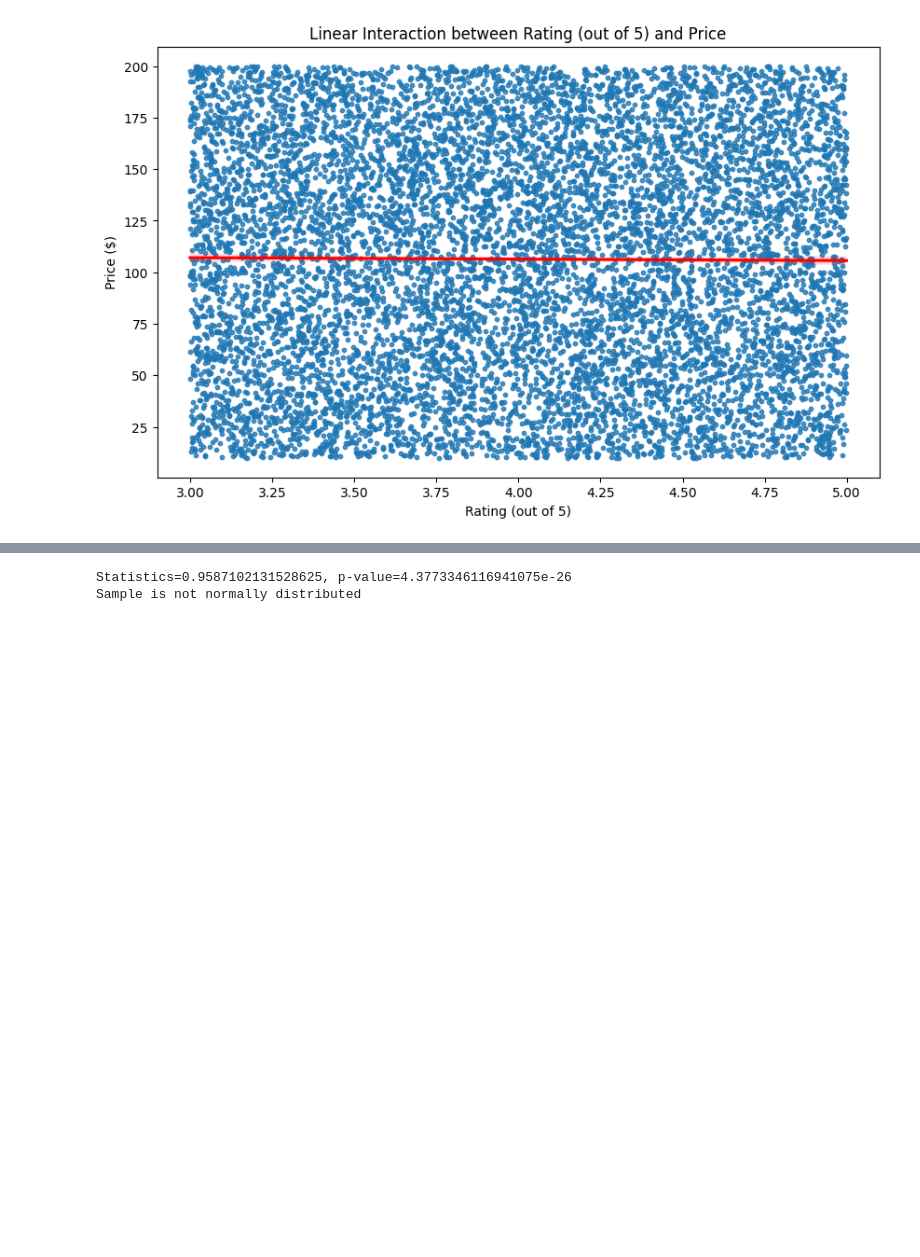
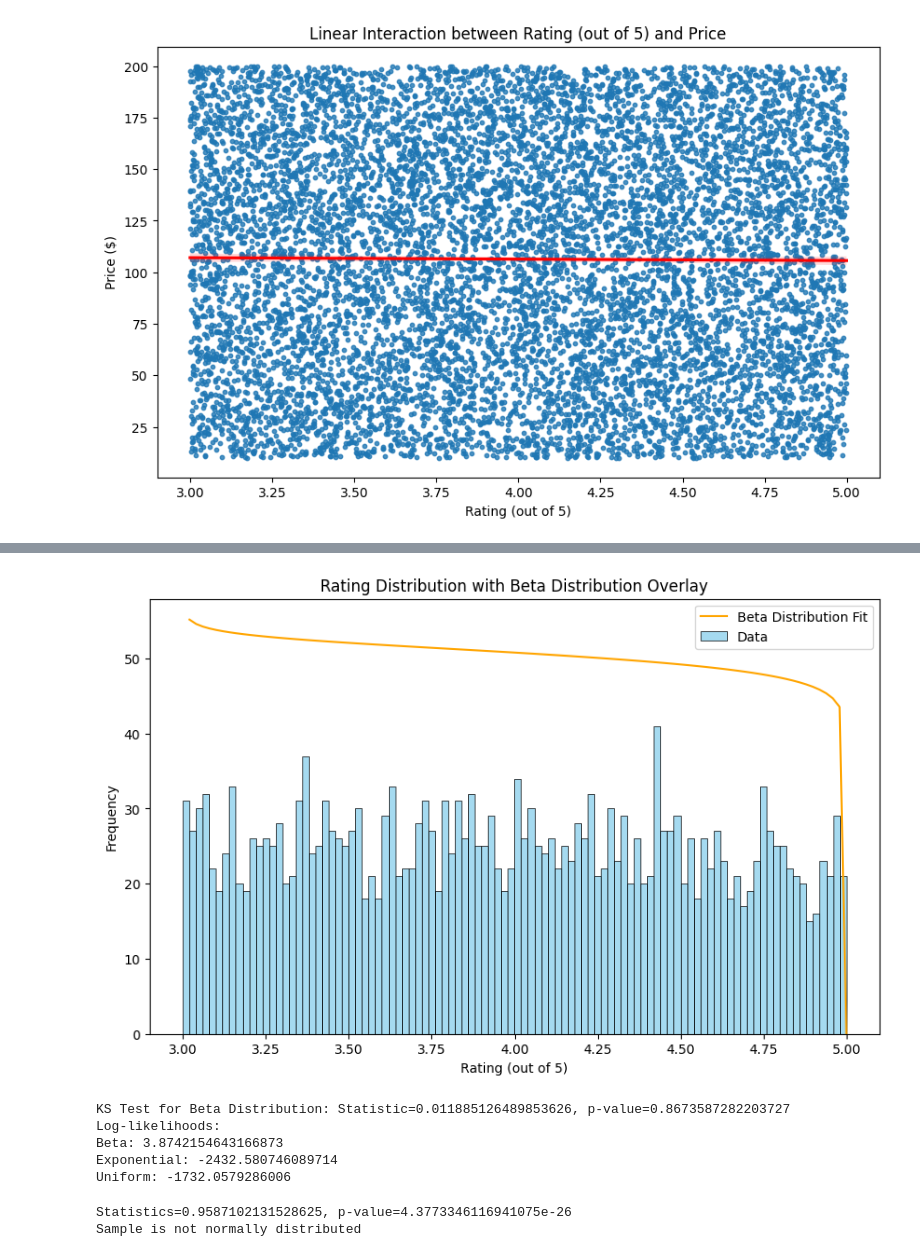
Before and after one commit to TeodoraVuta/E-learning-Project, a Jupyter notebook: test.ipynb, the cells around one changed output, grey strips where cells are left out. Drawn from its saved outputs; the diff is of its cells as text; code cells hidden in the pictures; blank space fills up the shorter version.

```diff
--- a/test.ipynb
+++ b/test.ipynb
@@ -195,3 +307,54 @@ plt.show()
+# %%
+import numpy as np
+from scipy.stats import beta
+
+# Plot the histogram again
+plt.figure(figsize=(10, 6))
+sns.histplot(rating_data, bins=100, kde=False, color="skyblue", label="Data")
+
+# Overlay Beta Distribution
+x = np.linspace(min(rating_data), max(rating_data), 100)
+beta_pdf = beta.pdf((x - min(rating_data)) / (max(rating_data) - min(rating_data)),
+                    *beta_params[:2]) * len(rating_data) * (x[1]-x[0])
+plt.plot(x, beta_pdf, color='orange', label="Beta Distribution Fit")
+
+plt.title("Rating Distribution with Beta Distribution Overlay")
+plt.xlabel("Rating (out of 5)")
+plt.ylabel("Frequency")
+plt.legend()
+plt.show()
+# %% [output]
+[figure, added]
+# %%
+from scipy.stats import kstest, beta
+
+normalized_data = (rating_data - min(rating_data)) / (max(rating_data) - min(rating_data))
+
+beta_params = beta.fit(normalized_data)
+
+ks_beta = kstest(normalized_data, 'beta', args=beta_params)
+print(f"KS Test for Beta Distribution: Statistic={ks_beta.statistic}, p-value={ks_beta.pvalue}")
+
+from scipy.stats import beta, expon, uniform
+
+beta_log_likelihood = np.sum(beta.logpdf(normalized_data, *beta_params))
+
+exp_params = expon.fit(rating_data)
+exp_log_likelihood = np.sum(expon.logpdf(rating_data, *exp_params))
+
+uniform_params = uniform.fit(rating_data)
+uniform_log_likelihood = np.sum(uniform.logpdf(rating_data, *uniform_params))
+
+print("Log-likelihoods:")
+print(f"Beta: {beta_log_likelihood}")
+print(f"Exponential: {exp_log_likelihood}")
+print(f"Uniform: {uniform_log_likelihood}")
+# %% [output]
+KS Test for Beta Distribution: Statistic=0.011885126489853626, p-value=0.8673587282203727
+Log-likelihoods:
+Beta: 3.8742154643166873
+Exponential: -2432.580746089714
+Uniform: -1732.0579286006
 # %%
 from scipy.stats import shapiro
 
```
Also changed, not shown: parts of 20 cells of this notebook.
